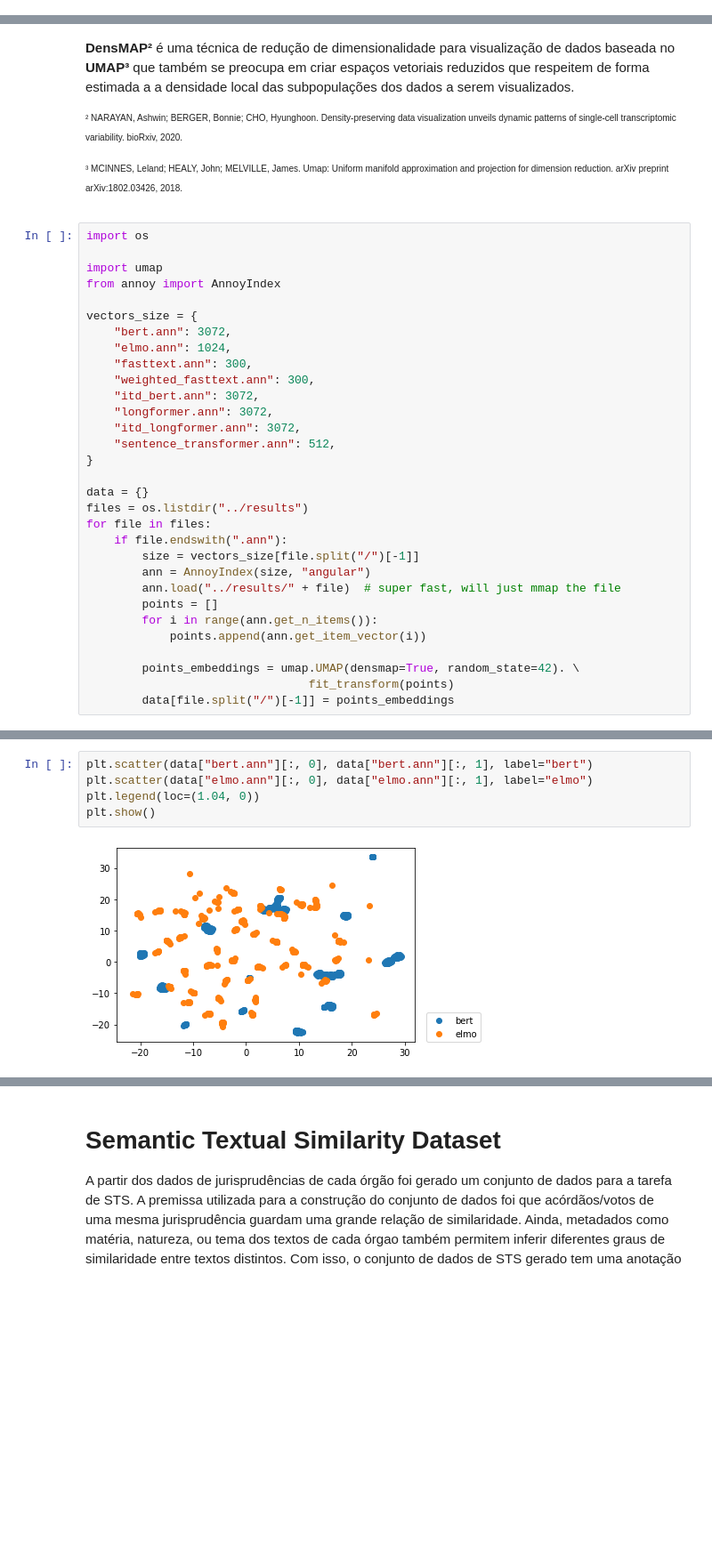
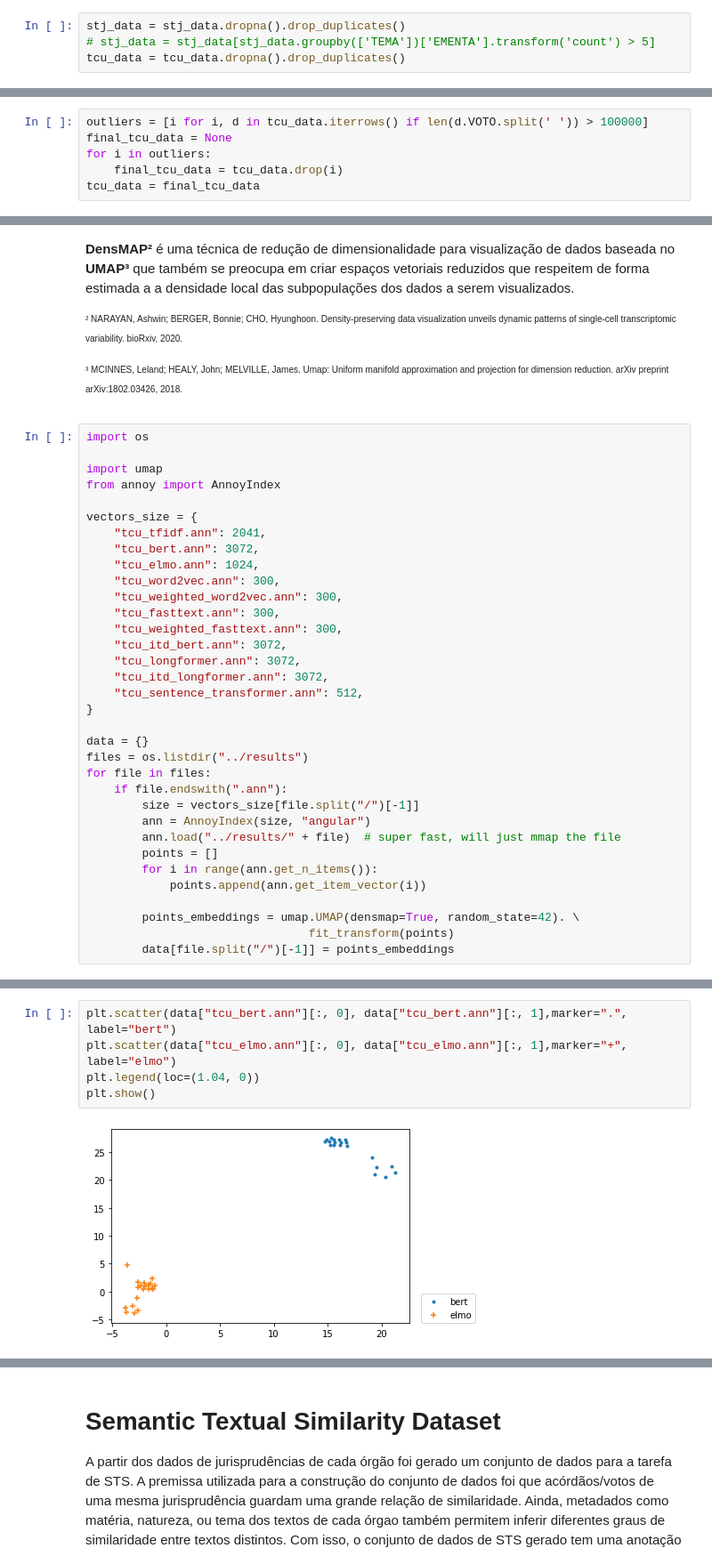
Before and after one commit to danieljunior/techniques_comparision_for_Legal_STS, a Jupyter notebook: notebooks/Presentation.ipynb, the cells around one changed output, grey strips where cells are left out. Shown: that part at 89% size. Cells and saved outputs as stored; diff of their text form; blank space fills up the shorter version.

```diff
--- a/notebooks/Presentation.ipynb
+++ b/notebooks/Presentation.ipynb
@@ -64,0 +86,4 @@ Histograma precedentes por Jurisprudência:
+# %%
+stj_data = stj_data.dropna().drop_duplicates()
+# stj_data = stj_data[stj_data.groupby(['TEMA'])['EMENTA'].transform('count') > 5]
+tcu_data = tcu_data.dropna().drop_duplicates()
@@ -64,0 +103,6 @@ Histograma precedentes por Jurisprudência:
+# %%
+outliers = [i for i, d in tcu_data.iterrows() if len(d.VOTO.split(' ')) > 100000]
+final_tcu_data = None
+for i in outliers:
+    final_tcu_data = tcu_data.drop(i)
+tcu_data = final_tcu_data
@@ -186,14 +279,17 @@ import umap
 from annoy import AnnoyIndex
 
 vectors_size = {
-    "bert.ann": 3072,
-    "elmo.ann": 1024,
-    "fasttext.ann": 300,
-    "weighted_fasttext.ann": 300,
-    "itd_bert.ann": 3072,
-    "longformer.ann": 3072,
-    "itd_longformer.ann": 3072,
-    "sentence_transformer.ann": 512,
+    "tcu_tfidf.ann": 2041,
+    "tcu_bert.ann": 3072,
+    "tcu_elmo.ann": 1024,
+    "tcu_word2vec.ann": 300,
+    "tcu_weighted_word2vec.ann": 300,
+    "tcu_fasttext.ann": 300,
+    "tcu_weighted_fasttext.ann": 300,
+    "tcu_itd_bert.ann": 3072,
+    "tcu_longformer.ann": 3072,
+    "tcu_itd_longformer.ann": 3072,
+    "tcu_sentence_transformer.ann": 512,
 }
 
 data = {}
@@ -257,8 +366,8 @@ plt.show()
 # %%
-plt.scatter(data["bert.ann"][:, 0], data["bert.ann"][:, 1], label="bert")
-plt.scatter(data["elmo.ann"][:, 0], data["elmo.ann"][:, 1], label="elmo")
+plt.scatter(data["tcu_bert.ann"][:, 0], data["tcu_bert.ann"][:, 1],marker=".", label="bert")
+plt.scatter(data["tcu_elmo.ann"][:, 0], data["tcu_elmo.ann"][:, 1],marker="+", label="elmo")
 plt.legend(loc=(1.04, 0))
 plt.show()
 # %% [output]
-[figure, old version]
+[figure, new version]
 # %%
```
Also changed, not shown: parts of 18 cells of this notebook, 3 other files.
